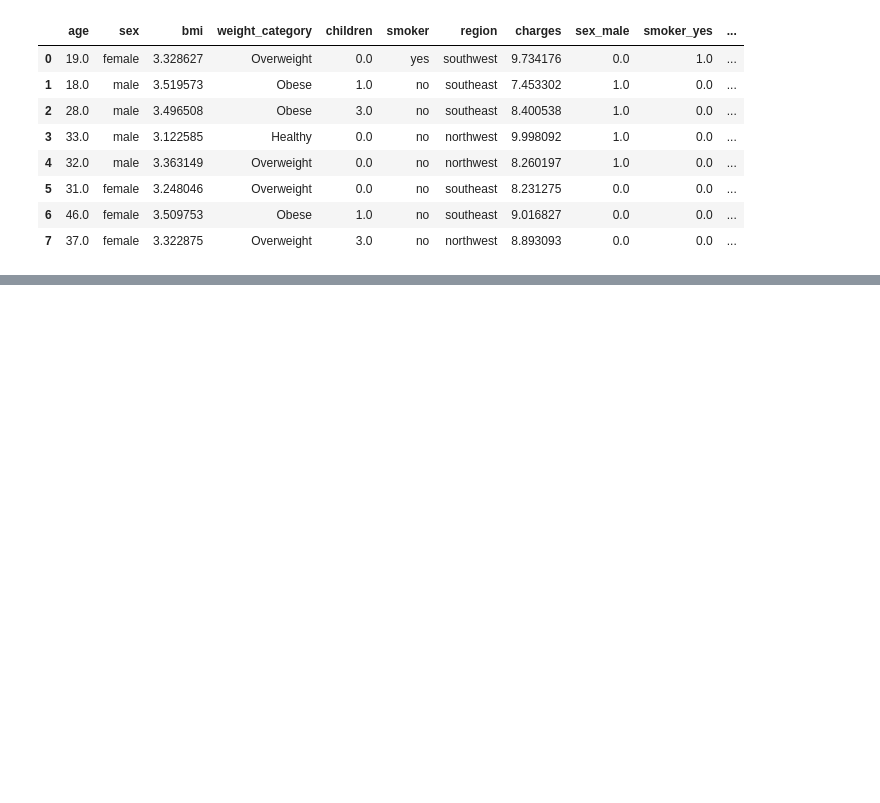
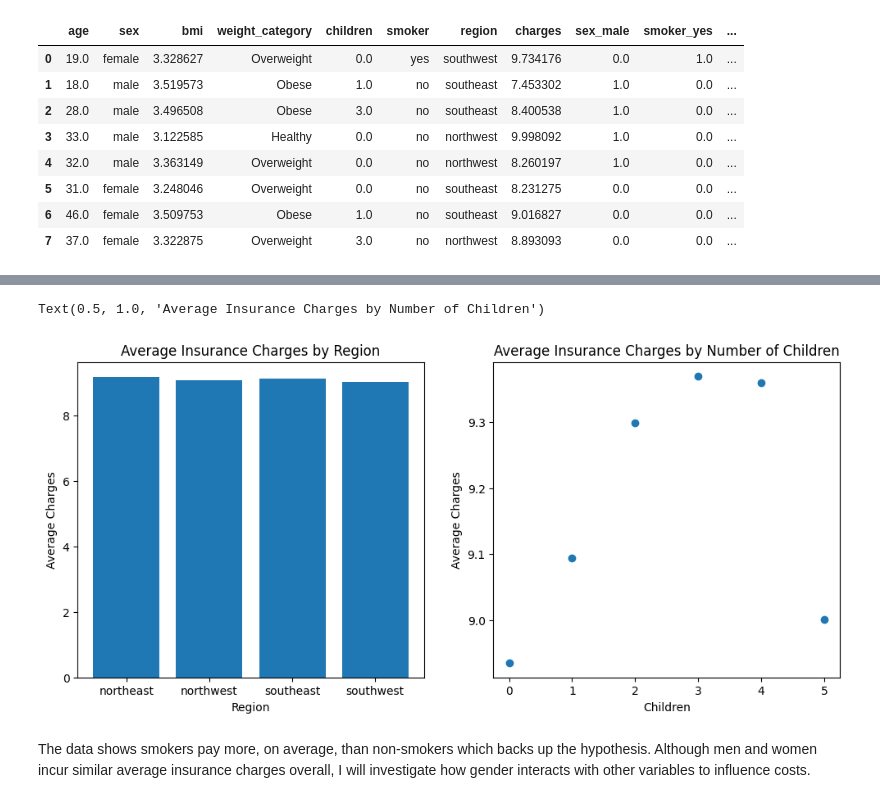
Before and after one commit to Lailah-Idrees/medical_insurance_data_analysis, a Jupyter notebook: jupyter_notebooks/Data_Visualisation.ipynb, the cells around one changed output, grey strips where cells are left out. Cells and saved outputs as stored; diff of their text form; code cells hidden in the pictures; blank space fills up the shorter version.

```diff
--- a/jupyter_notebooks/Data_Visualisation.ipynb
+++ b/jupyter_notebooks/Data_Visualisation.ipynb
@@ -49,0 +72,18 @@ df.head(8)
+# %%
+region_charges = df.groupby('region')['charges'].mean()
+fig,axes=plt.subplots(1, 2, figsize=(12,5))
+axes[0].bar(x=region_charges.index, height=region_charges)
+axes[0].set_xlabel('Region')
+axes[0].set_ylabel('Average Charges')
+axes[0].set_title('Average Insurance Charges by Region')
+
+axes[1].scatter(x=children_charges.index, y=children_charges)
+axes[1].set_xlabel('Children')
+axes[1].set_ylabel('Average Charges')
+axes[1].set_title('Average Insurance Charges by Number of Children')
+# %% [output]
+Text(0.5, 1.0, 'Average Insurance Charges by Number of Children')
+[figure, added]
+# %% [markdown]
+The data shows smokers pay more, on average, than non-smokers which backs up the hypothesis.
+Although men and women incur similar average insurance charges overall, I will investigate how gender interacts with other variables to influence costs.
```
Also changed, not shown: parts of 3 cells of this notebook.
